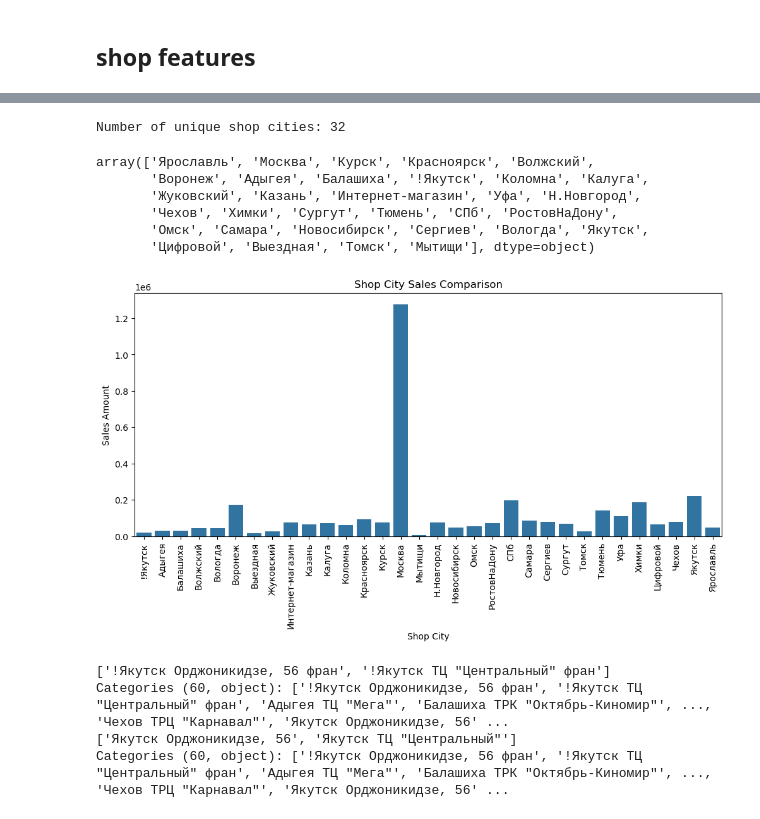
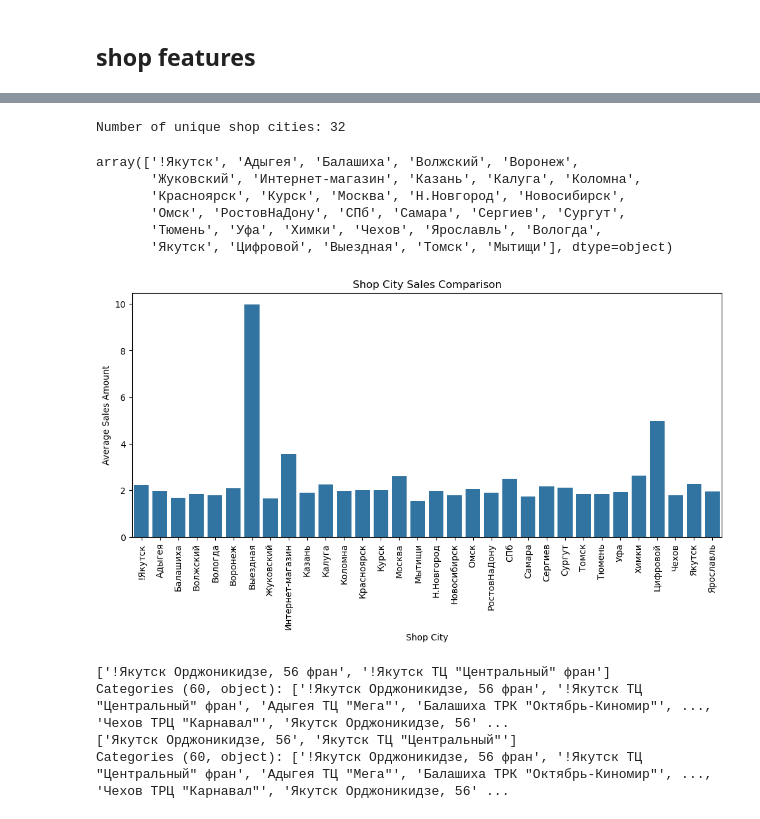
Before and after one commit to Alexennk/ml-ds-practice, a Jupyter notebook: notebooks/eda_notebook.ipynb, the cells around one changed output, grey strips where cells are left out. Saved outputs shown, nothing was run; the diff lists cells and outputs as text; code cells hidden in the pictures.

```diff
--- a/notebooks/eda_notebook.ipynb
+++ b/notebooks/eda_notebook.ipynb
@@ -189,24 +194,24 @@ Categories (60, object): ['!Якутск Орджоникидзе, 56 фран',
 # %%
-train_df['shop_city'] = train_df['shop_name'].apply(lambda x: x.split(' ')[0])
-print('Number of unique shop cities:', len(train_df['shop_city'].unique()))
-train_df['shop_city'].unique()
+aggregated_train_df['shop_city'] = aggregated_train_df['shop_name'].apply(lambda x: x.split(' ')[0])
+print('Number of unique shop cities:', len(aggregated_train_df['shop_city'].unique()))
+aggregated_train_df['shop_city'].unique()
 # %% [output]
 Number of unique shop cities: 32
-array(['Ярославль', 'Москва', 'Курск', 'Красноярск', 'Волжский',
-       'Воронеж', 'Адыгея', 'Балашиха', '!Якутск', 'Коломна', 'Калуга',
-       'Жуковский', 'Казань', 'Интернет-магазин', 'Уфа', 'Н.Новгород',
-       'Чехов', 'Химки', 'Сургут', 'Тюмень', 'СПб', 'РостовНаДону',
-       'Омск', 'Самара', 'Новосибирск', 'Сергиев', 'Вологда', 'Якутск',
-       'Цифровой', 'Выездная', 'Томск', 'Мытищи'], dtype=object)
+array(['!Якутск', 'Адыгея', 'Балашиха', 'Волжский', 'Воронеж',
+       'Жуковский', 'Интернет-магазин', 'Казань', 'Калуга', 'Коломна',
+       'Красноярск', 'Курск', 'Москва', 'Н.Новгород', 'Новосибирск',
+       'Омск', 'РостовНаДону', 'СПб', 'Самара', 'Сергиев', 'Сургут',
+       'Тюмень', 'Уфа', 'Химки', 'Чехов', 'Ярославль', 'Вологда',
+       'Якутск', 'Цифровой', 'Выездная', 'Томск', 'Мытищи'], dtype=object)
 # %%
-shop_city_aggregated = train_df.groupby(['shop_city'])['item_cnt_day'].sum()
+shop_city_aggregated = aggregated_train_df.groupby(['shop_city'])['item_cnt_month'].mean()
 
 plt.figure(figsize=(12,5))
 ax = sns.barplot(x=shop_city_aggregated.index, y=shop_city_aggregated.values)
 plt.title("Shop City Sales Comparison")
 plt.xlabel("Shop City")
-plt.ylabel("Sales Amount")
+plt.ylabel("Average Sales Amount")
 plt.xticks(rotation=90);
 # %% [output]
-[figure, old version]
+[figure, new version]
 # %%
```
Also changed, not shown: parts of 38 cells of this notebook, 1 other file.
